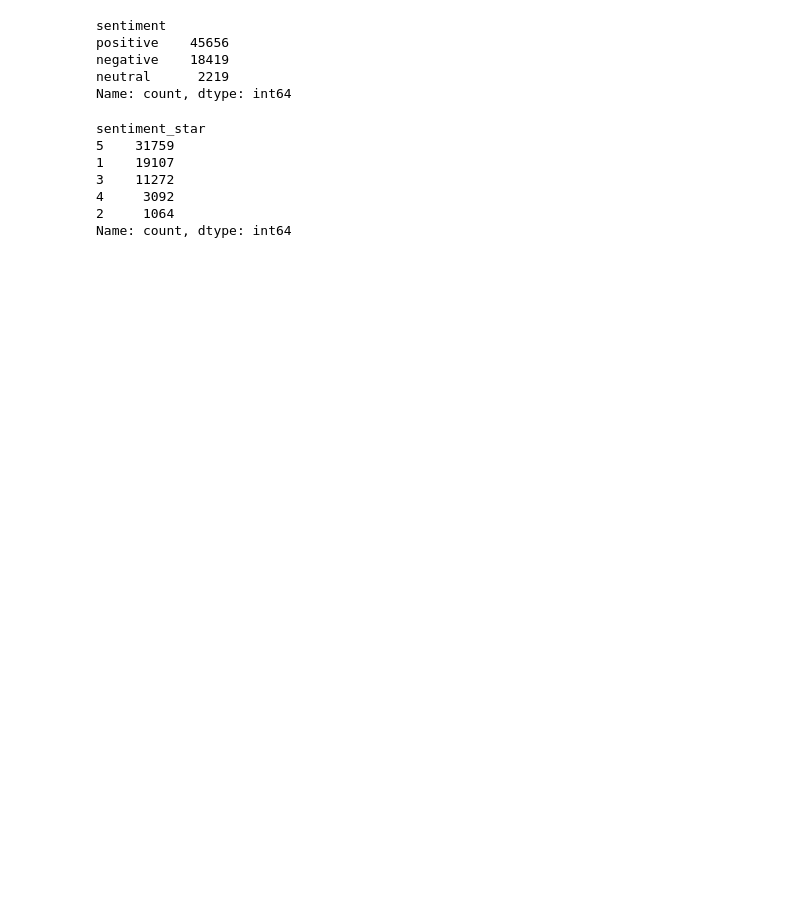
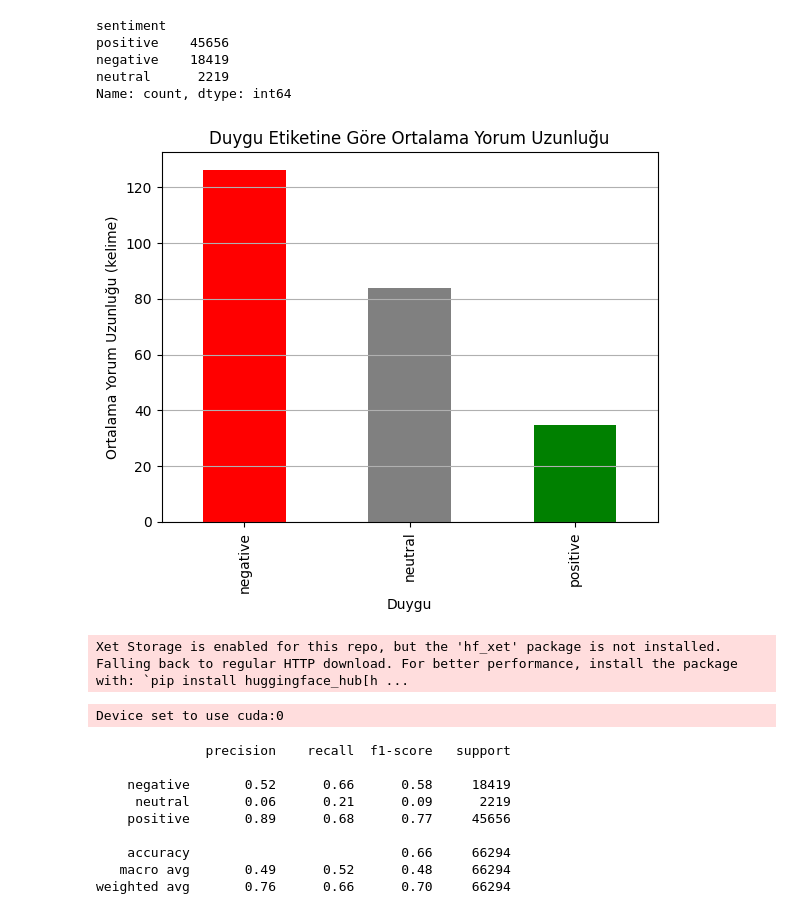
Before and after one commit to enisba/paycell-review-analysis, a Jupyter notebook: Notebooks/03_modeling.ipynb, the cells around one changed output. Cells and saved outputs as stored; diff of their text form; code cells hidden in the pictures; blank space fills up the shorter version.

Commit message:
plot output to better modeling notebook

```diff
--- a/Notebooks/03_modeling.ipynb
+++ b/Notebooks/03_modeling.ipynb
@@ -16,32 +17,32 @@ positive    45656
 negative    18419
 neutral      2219
 Name: count, dtype: int64
+# %%
+
+df["review_length"] = df["lemmas"].apply(len)
+
+df.groupby("sentiment")["review_length"].mean().reindex(["negative", "neutral", "positive"]).plot(
+    kind="bar", color=["red", "gray", "green"]
+)
+plt.title("Duygu Etiketine Göre Ortalama Yorum Uzunluğu")
+plt.xlabel("Duygu")
+plt.ylabel("Ortalama Yorum Uzunluğu (kelime)")
+plt.grid(axis='y')
+plt.show()
+# %% [output]
+[figure, added]
 # %%
-from transformers import AutoTokenizer, AutoModelForSequenceClassification
-import torch
-from torch.nn.functional import softmax
-from tqdm import tqdm
+from transformers import AutoTokenizer, AutoModelForSequenceClassification, pipeline
 
-model_name = "nlptown/bert-base-multilingual-uncased-sentiment"
+model_name = "tabularisai/multilingual-sentiment-analysis"
+
 tokenizer = AutoTokenizer.from_pretrained(model_name)
-model = AutoModelForSequenceClassification.from_pretrained(model_name).to("cuda")
-model.eval()
+model = AutoModelForSequenceClassification.from_pretrained(model_name)
 
-def predict_star_scores(texts, batch_size=64):
-    results = []
-    with torch.no_grad():
-        for i in tqdm(range(0, len(texts), batch_size)):
-            batch = texts[i:i+batch_size]
-            inputs = tokenizer(batch, padding=True, truncation=True, return_tensors="pt").to("cuda")
-            outputs = model(**inputs)
-            probs = softmax(outputs.logits, dim=1)
-            stars = torch.argmax(probs, dim=1) + 1  # 0-based index → 1–5
-            for score, prob in zip(stars, probs):
-                results.append({
-                    "score": score.item(),
-                    "distribution": prob.tolist()
-                })
-    return results
+sentiment_pipe = pipeline("sentiment-analysis", model=model, tokenizer=tokenizer)
+# %% [output]
+Xet Storage is enabled for this repo, but the 'hf_xet' package is not installed. Falling back to regular HTTP download. For better performance, install the package with: `pip install huggingface_hub[h ...
+Device set to use cuda:0
 # %%
 import ast
 
@@ -53,10 +66,13 @@ df_filtered["sentiment_star"] = [r["score"] for r in results]
 # %%
-print(df_filtered["sentiment_star"].value_counts())
+from sklearn.metrics import classification_report
+print(classification_report(df["sentiment"], df["normalized_pred_label"]))
 # %% [output]
-sentiment_star
-5    31759
-1    19107
-3    11272
-4     3092
-2     1064
-Name: count, dtype: int64
+              precision    recall  f1-score   support
+
+    negative       0.52      0.66      0.58     18419
+     neutral       0.06      0.21      0.09      2219
+    positive       0.89      0.68      0.77     45656
+
+    accuracy                           0.66     66294
+   macro avg       0.49      0.52      0.48     66294
+weighted avg       0.76      0.66      0.70     66294
```
Also changed, not shown: parts of 9 cells of this notebook.
